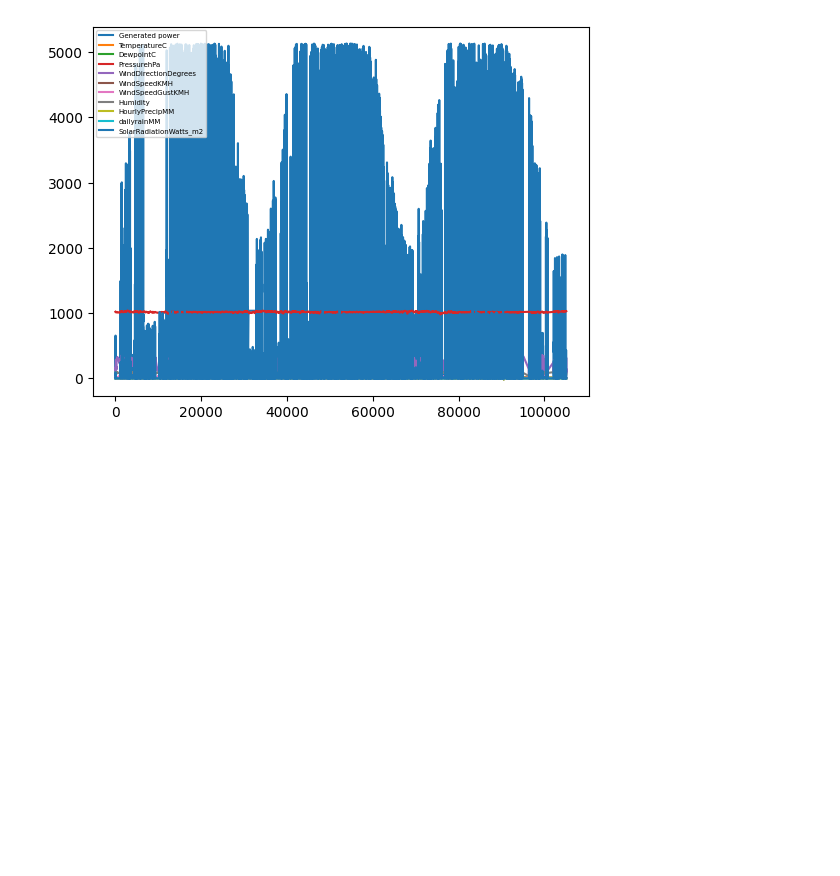
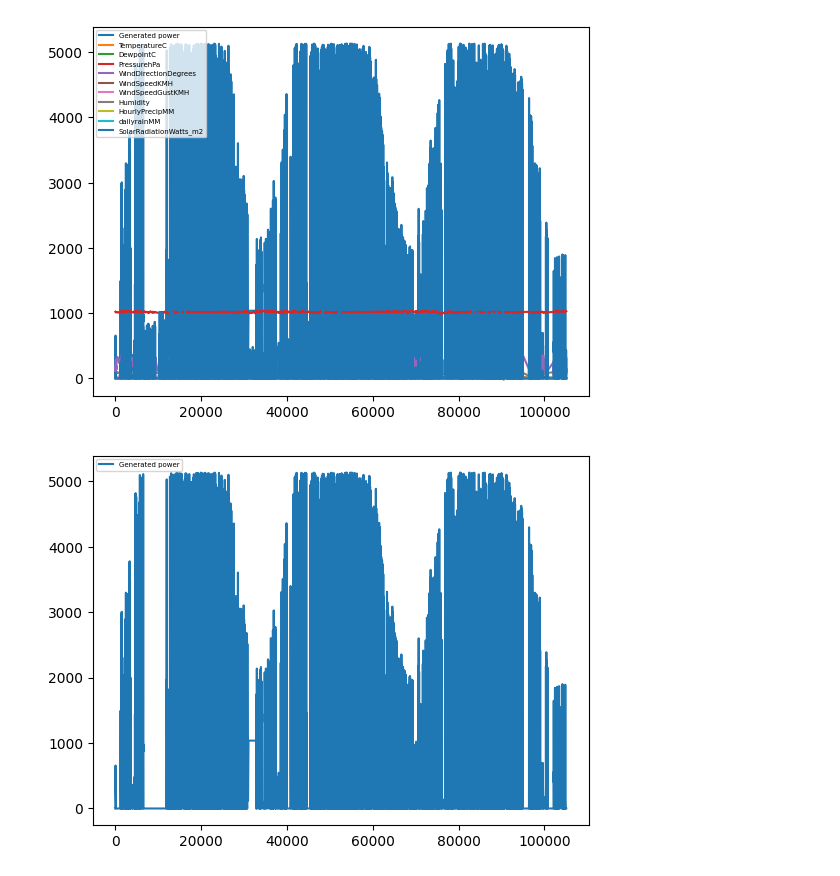
Before and after one commit to Tenergai/challenge-3, a Jupyter notebook: PreProcessamentoDados/preprocessing.ipynb, the cells around one changed output. Cells and saved outputs as stored; diff of their text form; code cells hidden in the pictures; blank space fills up the shorter version.

```diff
--- a/PreProcessamentoDados/preprocessing.ipynb
+++ b/PreProcessamentoDados/preprocessing.ipynb
@@ -93,3 +95,9 @@ plt.legend(loc=2, prop={'size':5})
 plt.show()
 # %% [output]
 [figure]
+# %%
+df_no_out['Generated power'].plot()
+plt.legend(loc=2, prop={'size':5})
+plt.show()
+# %% [output]
+[figure, added]
```
Also changed, not shown: parts of 16 cells of this notebook, 1 other file.
